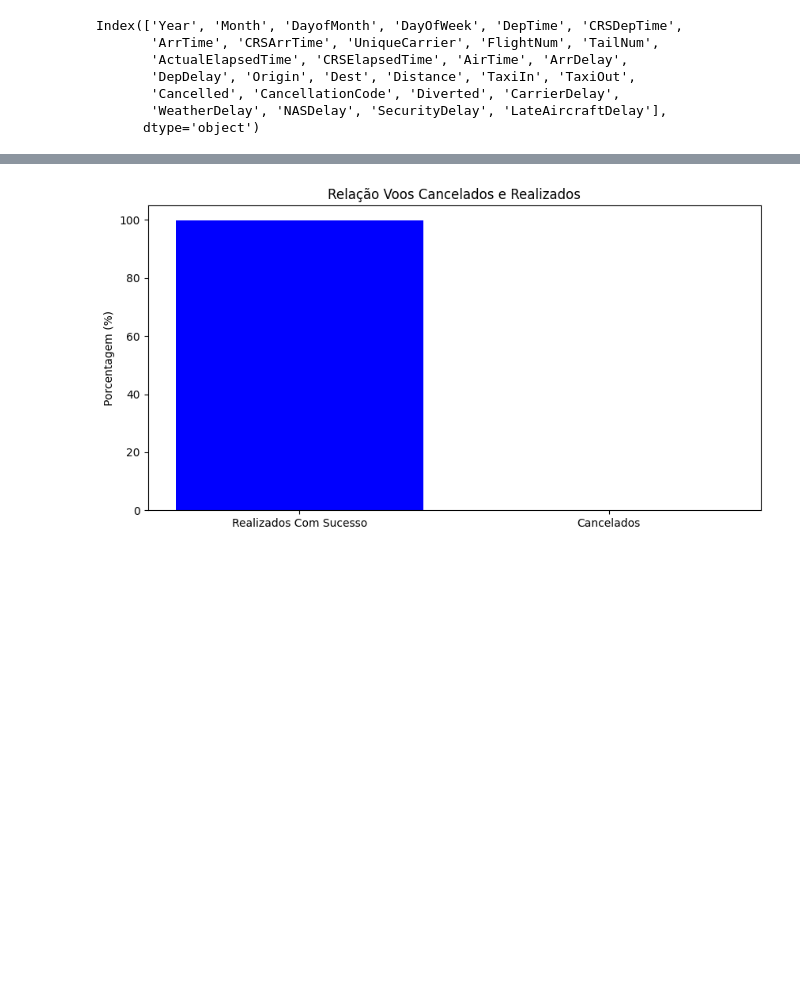
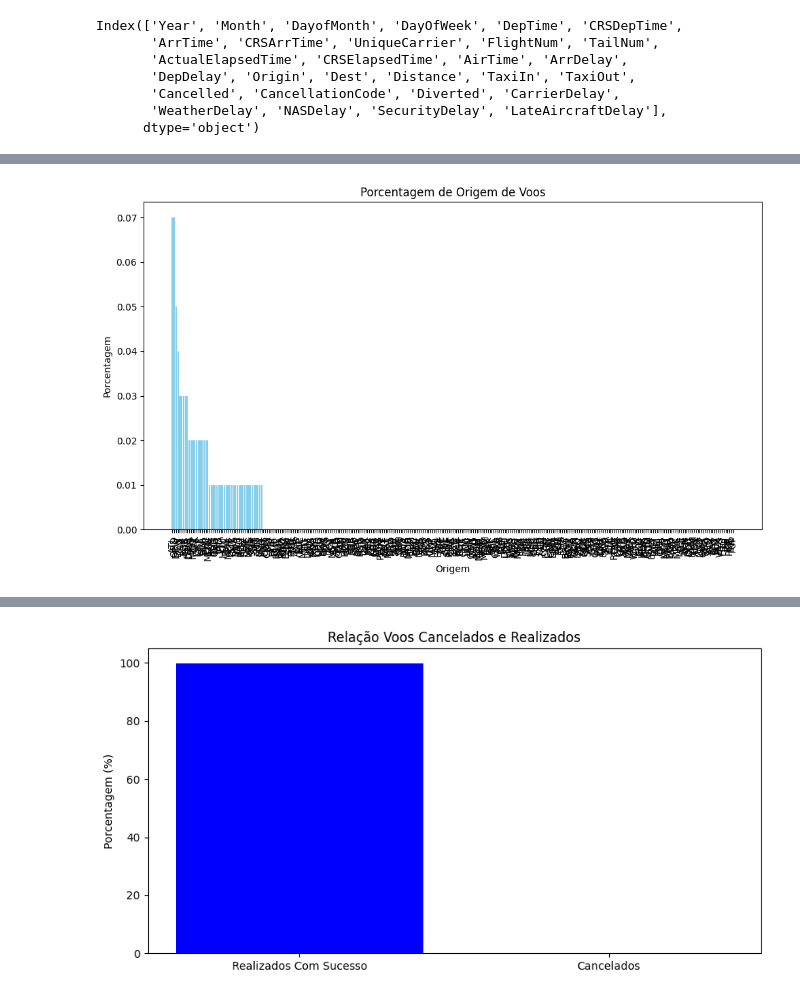
Before and after one commit to mauriciobenjamin700/Projeto_05_ADA, a Jupyter notebook: main.ipynb, the cells around one changed output, grey strips where cells are left out. Cells and saved outputs as stored; diff of their text form; code cells hidden in the pictures; blank space fills up the shorter version.

Commit message:
Análise 1 Concluída com sucesso.

```diff
--- a/main.ipynb
+++ b/main.ipynb
@@ -97,10 +99,3 @@ Index(['Year', 'Month', 'DayofMonth', 'DayOfWeek', 'DepTime', 'CRSDepTime',
        'Cancelled', 'CancellationCode', 'Diverted', 'CarrierDelay',
        'WeatherDelay', 'NASDelay', 'SecurityDelay', 'LateAircraftDelay'],
       dtype='object')
-# %%
-"""
-Após uma breve análise percebemos que todos os dados são de 2018 e temos dados de todos os meses do ano
-Vamos estar trabalhando com a ideia de análisar a quantidade de cancelamentos de voos e se conseguimos prever quando acontecerá um maior cancelamentos em nossos voos.
-Vamos análisar em cima de meses, dias (1,2...31), semanas(segunda, terça...domingo)
-"""
-df = df[["Month","DayofMonth","DayOfWeek","Cancelled"]]
@@ -193,0 +120,5 @@ porcentagens
+# %%
+origem =  df.Origin.value_counts(normalize=True)
+origem_not_normalized = df.Origin.value_counts()
+print(origem.index)
+type(origem)
@@ -193,0 +131,3 @@ porcentagens
+# %%
+for idx in range(0,len(origem),1):
+    print(f"{origem.index[idx]} == {origem[idx]}")
@@ -193,0 +152,26 @@ porcentagens
+# %%
+rotulos = []
+valores = []
+porcentagens = []
+for idx in range(0,len(origem),1):
+    rotulos.append(origem.index[idx])
+    porcentagens.append(round(origem[idx],2))
+    valores.append(origem_not_normalized[idx])
+
+
+#print(len(rotulos))
+#print(len(porcentagens))
+# %%
+import matplotlib.pyplot as plt
+
+# Criar o gráfico de barras
+plt.figure(figsize=(10, 6))
+plt.bar(rotulos, porcentagens, color='skyblue')
+plt.xlabel('Origem')
+plt.ylabel('Porcentagem')
+plt.title('Porcentagem de Origem de Voos')
+plt.xticks(rotation=90)  # Rotaciona os rótulos do eixo x para melhor visualização
+plt.tight_layout()  # Ajusta o layout para evitar cortes
+plt.show()
+# %% [output]
+[figure, added]
```
Also changed, not shown: parts of 86 cells of this notebook, 2 other files.
